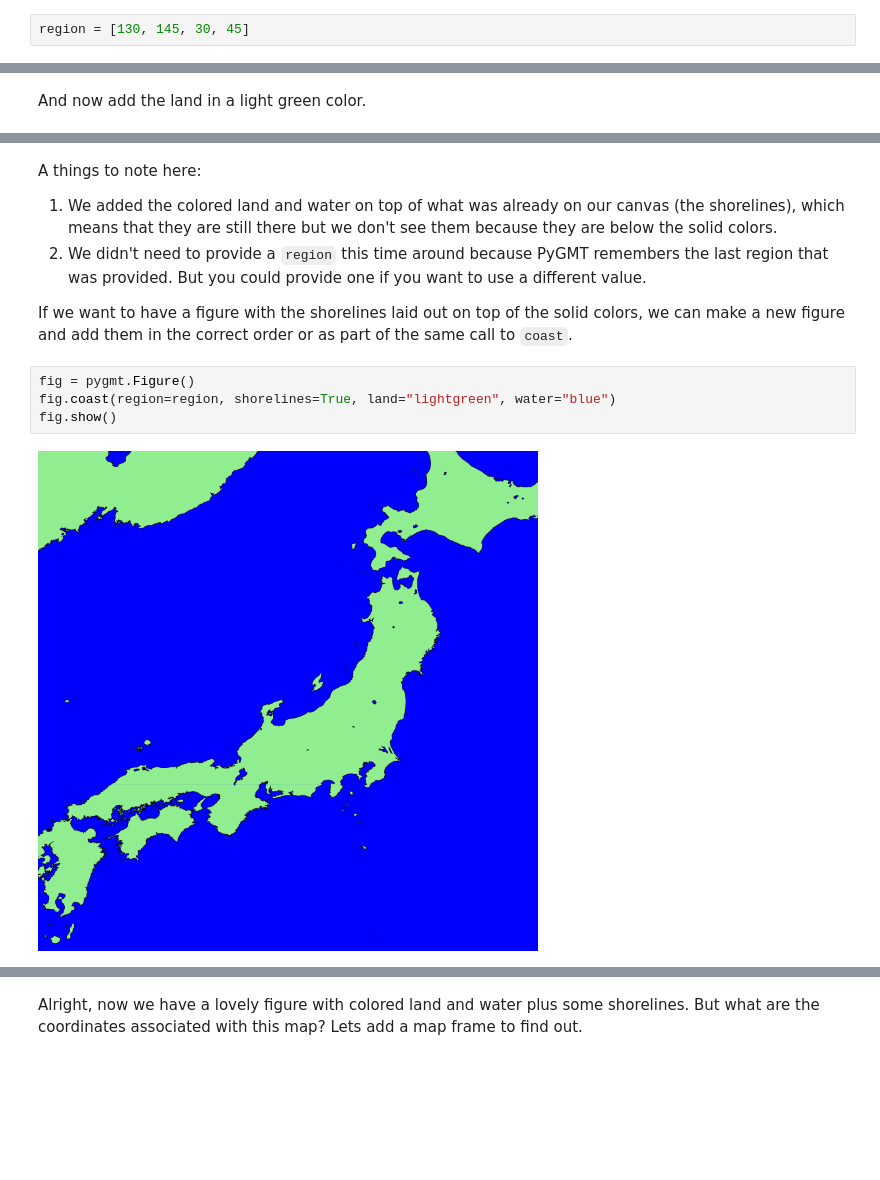
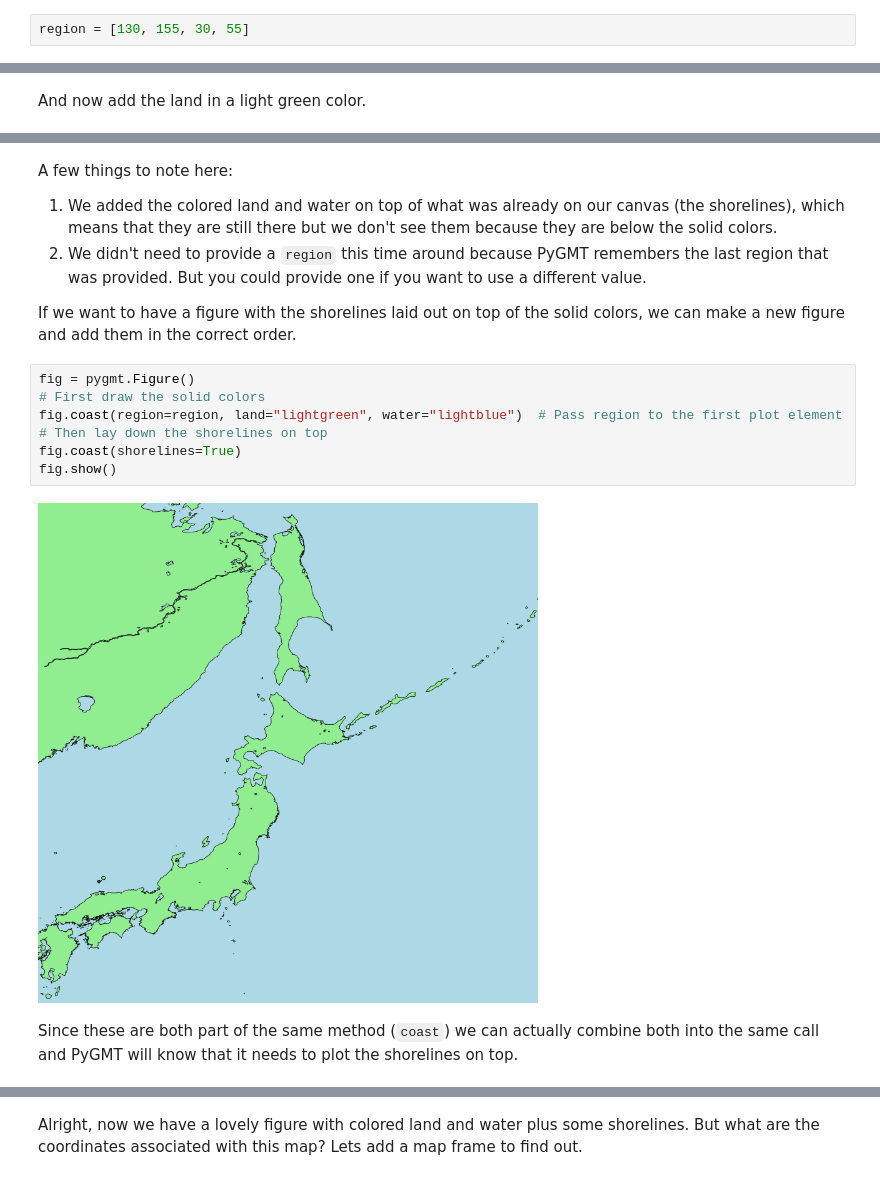
Before and after one commit to GenericMappingTools/egu22pygmt, a Jupyter notebook: book/first-figure.ipynb, the cells around one changed output, grey strips where cells are left out. Saved outputs shown, nothing was run; the diff lists cells and outputs as text; blank space fills up the shorter version.

```diff
--- a/book/first-figure.ipynb
+++ b/book/first-figure.ipynb
@@ -31,7 +31,7 @@ Now that we have a blank canvas in the `fig` variable, we can start laying down
 
 Before we can actually include anything in our figure, we need to specify the geographic bounding box that contains the data/features we want to plot. This bounding box is referenced throughout PyGMT as the **region** of a figure and it has the format of a list containing the **West, East, South, and North** (WESN) coordinates of the bounding box.
 # %%
-region = [130, 145, 30, 45]
+region = [130, 155, 30, 55]
 # %% [markdown]
 Now that our region is defined, we can lay down the coastlines for this region using the `coast` method of `pygmt.Figure`.
 # %%
@@ -63,13 +63,18 @@ fig.show()
 # %% [markdown]
-A things to note here:
+A few things to note here:
 
 1. We added the colored land and water on top of what was already on our canvas (the shorelines), which means that they are still there but we don't see them because they are below the solid colors.
 1. We didn't need to provide a `region` this time around because PyGMT remembers the last region that was provided. But you could provide one if you want to use a different value.
 
-If we want to have a figure with the shorelines laid out on top of the solid colors, we can make a new figure and add them in the correct order or as part of the same call to `coast`.
+If we want to have a figure with the shorelines laid out on top of the solid colors, we can make a new figure and add them in the correct order.
 # %%
 fig = pygmt.Figure()
-fig.coast(region=region, shorelines=True, land="lightgreen", water="blue")
+# First draw the solid colors
+fig.coast(region=region, land="lightgreen", water="lightblue")  # Pass region to the first plot element
+# Then lay down the shorelines on top
+fig.coast(shorelines=True)
 fig.show()
 # %% [output]
-[figure, old version]
+[figure, new version]
+# %% [markdown]
+Since these are both part of the same method (`coast`) we can actually combine both into the same call and PyGMT will know that it needs to plot the shorelines on top.
```
Also changed, not shown: parts of 23 cells of this notebook.
